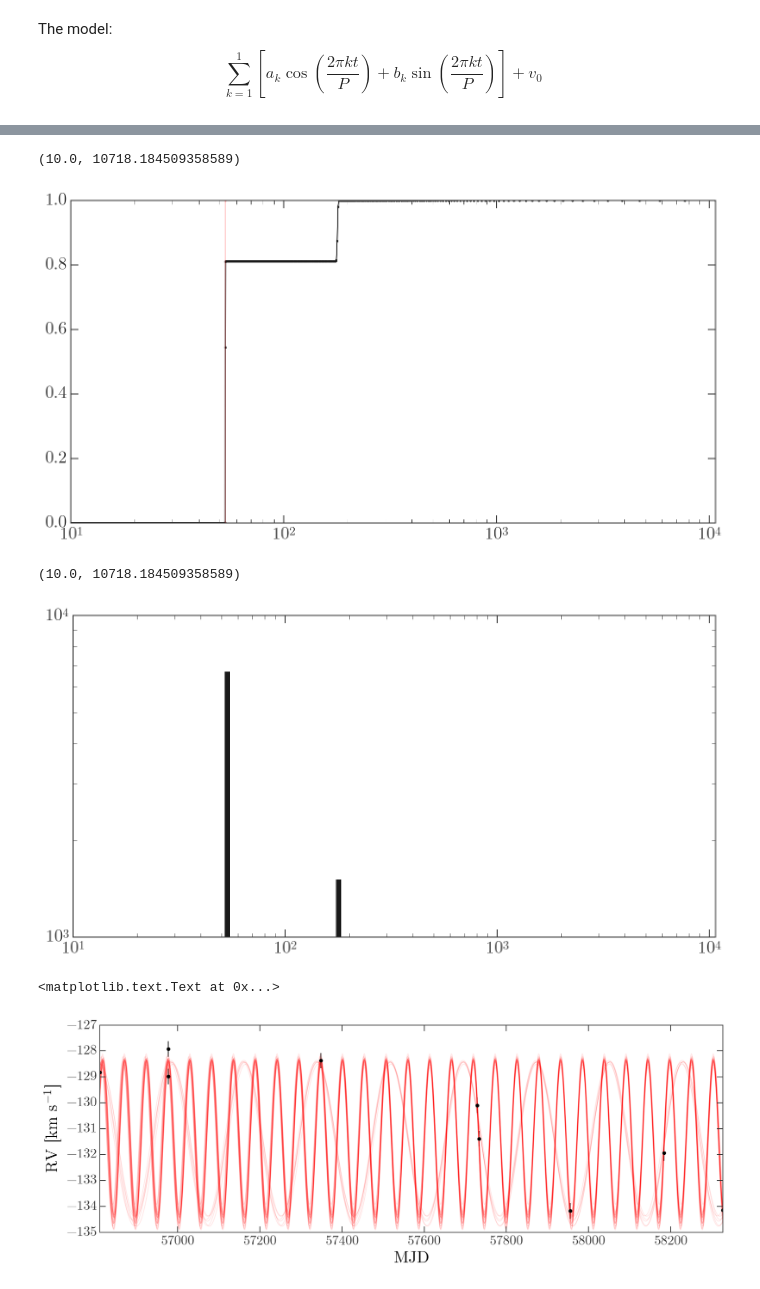
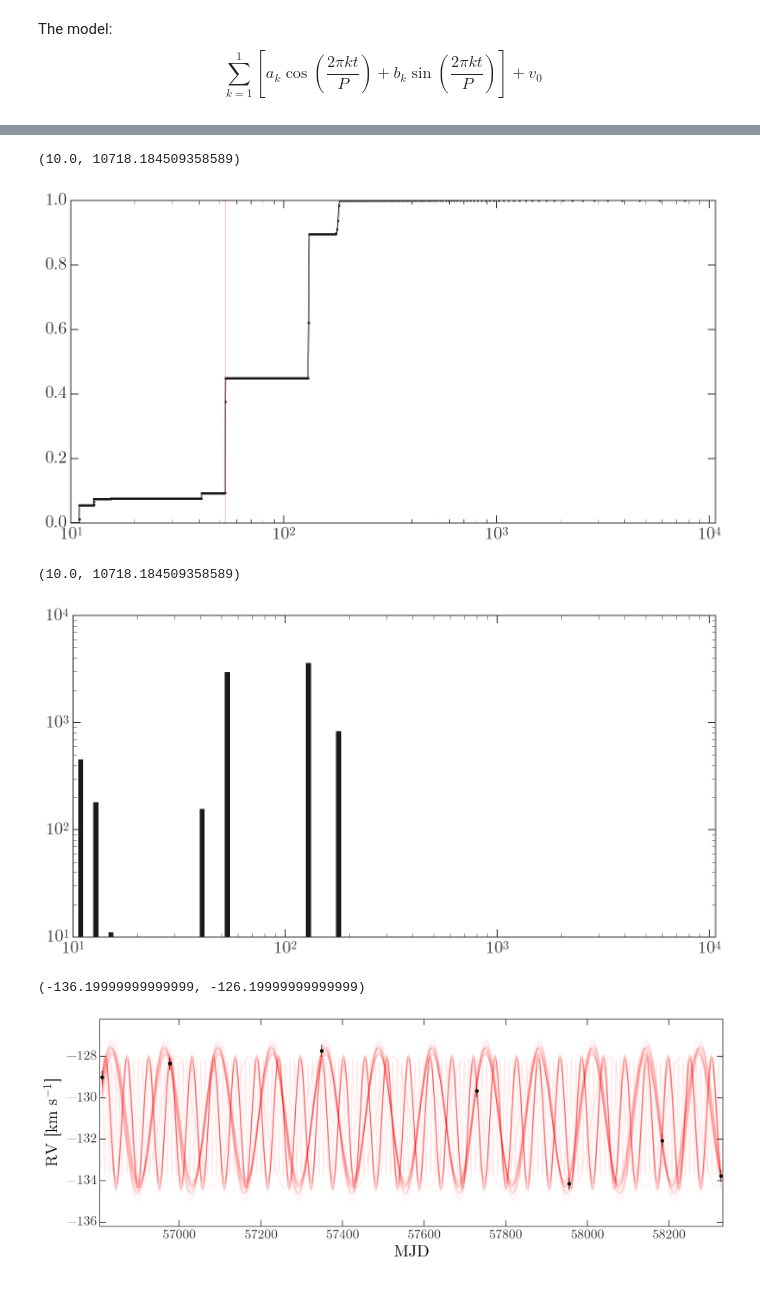
Before and after one commit to adrn/ebak, a Jupyter notebook: notebooks/Sampler hack.ipynb, the cells around one changed output, grey strips where cells are left out. Cells and saved outputs as stored; diff of their text form; code cells hidden in the pictures.

Commit message:
update figures

```diff
--- a/notebooks/Sampler hack.ipynb
+++ b/notebooks/Sampler hack.ipynb
@@ -14,7 +14,7 @@ from ebak.sampler import (design_matrix, sinusoid_model, period_grid, tensor_vec
 ## Working in units of [day, km/s], generate some fake data:
 # %%
 np.random.seed(42)
-n_data = 9
+n_data = 8
 
 n_terms = 1
 true_p = np.array([-131.2, 3., 0.1])
@@ -87,7 +87,7 @@ plt.axvline(true_P, color='r', alpha=0.25)
 plt.xlim(P_grid.min(), P_grid.max())
 # %% [output]
 (10.0, 10718.184509358589)
-[figure, old version]
+[figure, new version]
 # %%
 plt.figure(figsize=(12,6))
 
@@ -99,7 +99,7 @@ plt.yscale('log')
 plt.xlim(P_grid.min(), P_grid.max())
 # %% [output]
 (10.0, 10718.184509358589)
-[figure, old version]
+[figure, new version]
 # %%
 def build_the_sampling(Ps, data):
     samples = np.zeros((len(Ps), 4))
@@ -116,19 +116,21 @@ samples = build_the_sampling(Ps, data)
 # %%
 plt.figure(figsize=(15,5))
 
 # plot the curve for the true model
 _t = np.linspace(t.min(), t.max(), 1024)
 
 for sample in samples:
     P,*p = sample
     model_rv = (sinusoid_model(p, _t, P)*u.au/u.day).to(u.km/u.s)
     plt.plot(_t, model_rv, marker=None, alpha=0.1, color='r')
 
 plt.errorbar(t, rv, yerr=sigma, marker='o', linestyle='none', color='k')
-plt.xlim(t.min(), t.max())
+plt.xlim(t.min()-5, t.max()+5)
 plt.xlabel('MJD')
 plt.ylabel('RV [km s$^{-1}$]')
+
+plt.ylim(true_p[0]-5, true_p[0]+5)
 # %% [output]
-<matplotlib.text.Text at 0x...>
+(-136.19999999999999, -126.19999999999999)
-[figure, old version]
+[figure, new version]
 # %%
```
Also changed, not shown: parts of 6 cells of this notebook.
